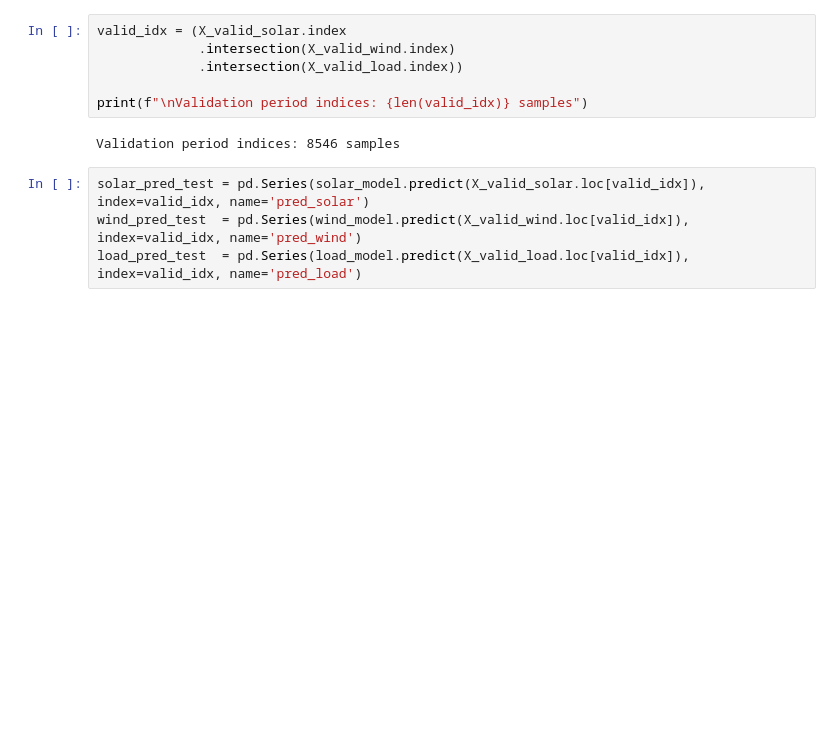
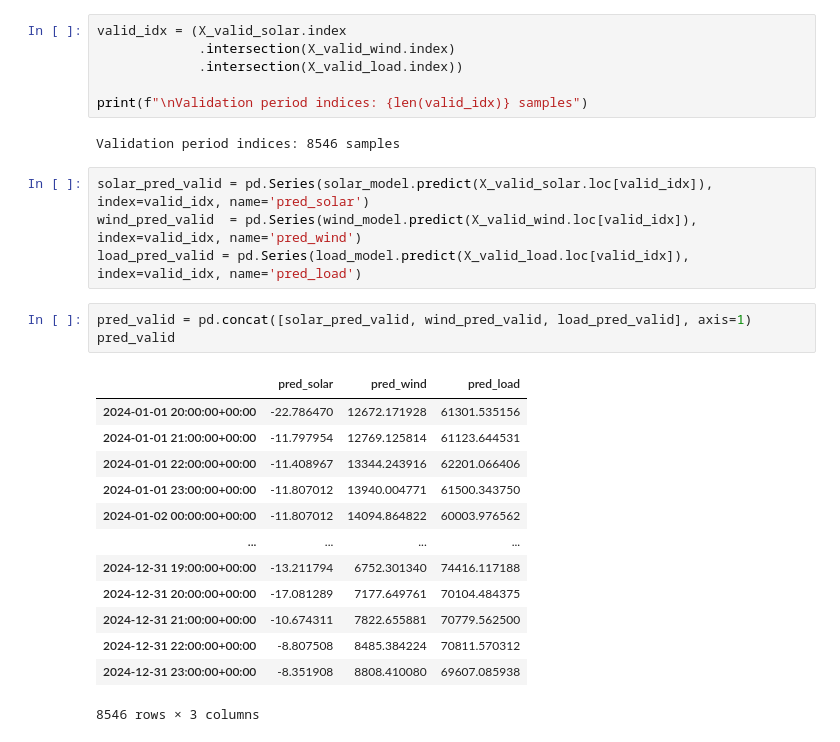
Before and after one commit to Iflorou/Electricity-forecasting-challenge, a Jupyter notebook: notebooks/05_kpler_price.ipynb, the cells around one changed output. Drawn from its saved outputs; the diff is of its cells as text; blank space fills up the shorter version.

Commit message:
final model tuning

```diff
--- a/notebooks/05_kpler_price.ipynb
+++ b/notebooks/05_kpler_price.ipynb
@@ -412,7 +446,24 @@ print(f"\nValidation period indices: {len(valid_idx)} samples")
 # %% [output]
 Validation period indices: 8546 samples
 # %%
-solar_pred_test = pd.Series(solar_model.predict(X_valid_solar.loc[valid_idx]), index=valid_idx, name='pred_solar')
-wind_pred_test  = pd.Series(wind_model.predict(X_valid_wind.loc[valid_idx]),   index=valid_idx, name='pred_wind')
-load_pred_test  = pd.Series(load_model.predict(X_valid_load.loc[valid_idx]),   index=valid_idx, name='pred_load')
+solar_pred_valid = pd.Series(solar_model.predict(X_valid_solar.loc[valid_idx]), index=valid_idx, name='pred_solar')
+wind_pred_valid  = pd.Series(wind_model.predict(X_valid_wind.loc[valid_idx]),   index=valid_idx, name='pred_wind')
+load_pred_valid = pd.Series(load_model.predict(X_valid_load.loc[valid_idx]),   index=valid_idx, name='pred_load')
+# %%
+pred_valid = pd.concat([solar_pred_valid, wind_pred_valid, load_pred_valid], axis=1)
+pred_valid
+# %% [output]
+|  | pred_solar | pred_wind | pred_load |
+| 2024-01-01 20:00:00+00:00 | -22.786470 | 12672.171928 | 61301.535156 |
+| 2024-01-01 21:00:00+00:00 | -11.797954 | 12769.125814 | 61123.644531 |
+| 2024-01-01 22:00:00+00:00 | -11.408967 | 13344.243916 | 62201.066406 |
+| 2024-01-01 23:00:00+00:00 | -11.807012 | 13940.004771 | 61500.343750 |
+| 2024-01-02 00:00:00+00:00 | -11.807012 | 14094.864822 | 60003.976562 |
+| ... | ... | ... | ... |
+| 2024-12-31 19:00:00+00:00 | -13.211794 | 6752.301340 | 74416.117188 |
+| 2024-12-31 20:00:00+00:00 | -17.081289 | 7177.649761 | 70104.484375 |
+| 2024-12-31 21:00:00+00:00 | -10.674311 | 7822.655881 | 70779.562500 |
+| 2024-12-31 22:00:00+00:00 | -8.807508 | 8485.384224 | 70811.570312 |
+| 2024-12-31 23:00:00+00:00 | -8.351908 | 8808.410080 | 69607.085938 |
+8546 rows × 3 columns
 # %%
```
Also changed, not shown: parts of 14 cells of this notebook, 5 other files.
